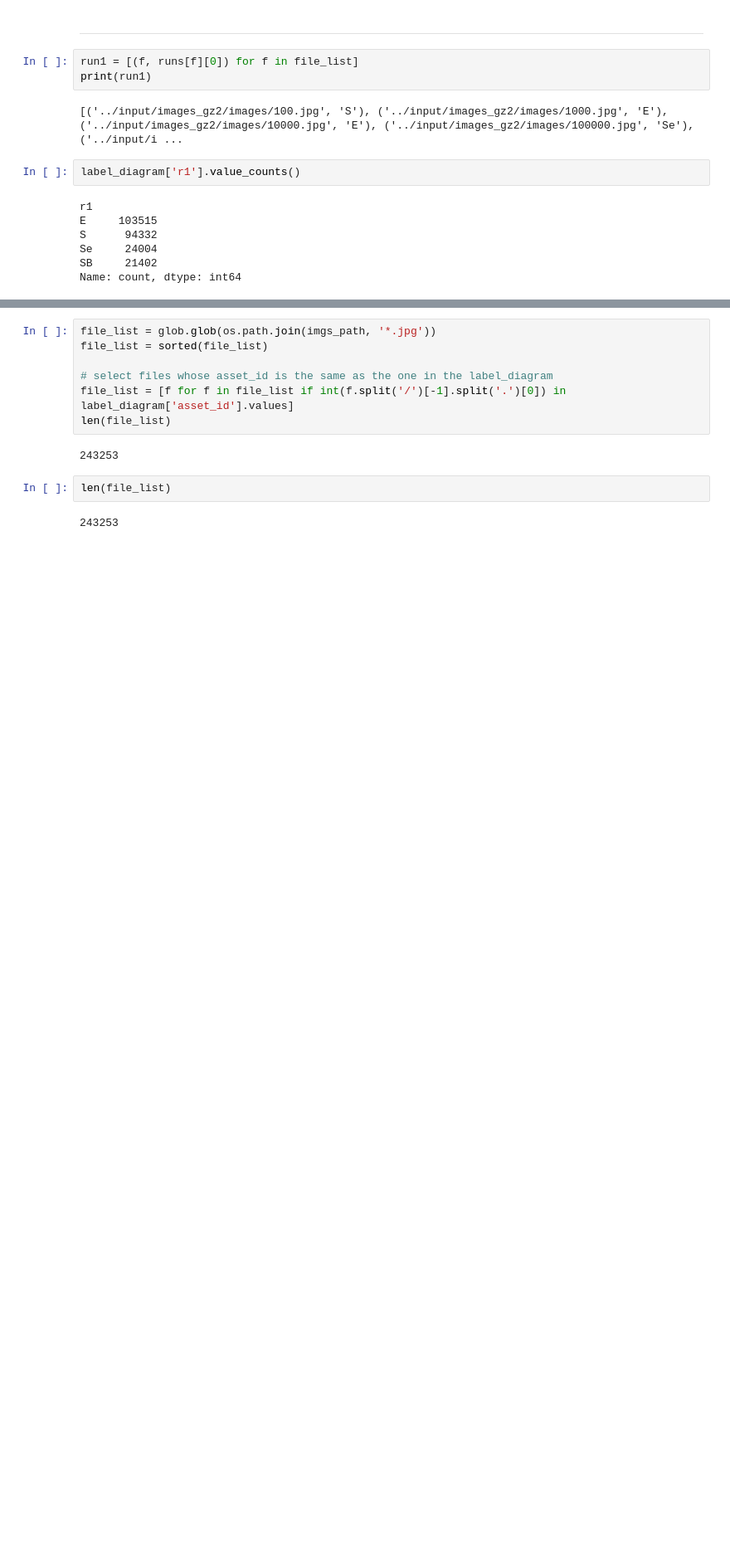
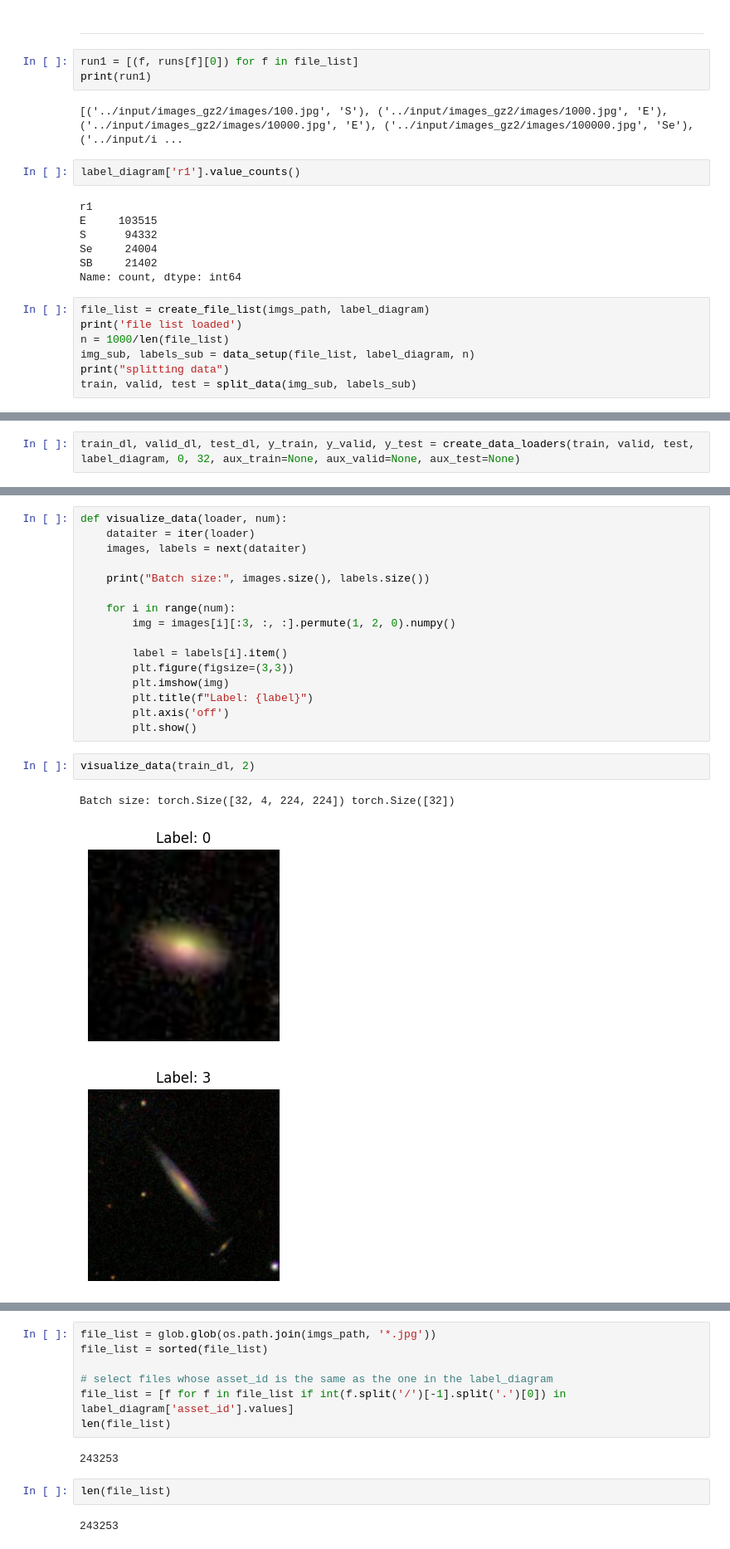
Before and after one commit to emadonev/morfologija_galaksija, a Jupyter notebook: galaxy_morph/nbs/01_data.ipynb, the cells around one changed output, grey strips where cells are left out. Shown at 83% size. Drawn from its saved outputs; the diff is of its cells as text; blank space fills up the shorter version.

```diff
--- a/galaxy_morph/nbs/01_data.ipynb
+++ b/galaxy_morph/nbs/01_data.ipynb
@@ -248,3 +253,10 @@ S      94332
 Se     24004
 SB     21402
 Name: count, dtype: int64
+# %%
+file_list = create_file_list(imgs_path, label_diagram)
+print('file list loaded')
+n = 1000/len(file_list)
+img_sub, labels_sub = data_setup(file_list, label_diagram, n)
+print("splitting data")
+train, valid, test = split_data(img_sub, labels_sub)
@@ -250,0 +269,2 @@ Name: count, dtype: int64
+# %%
+train_dl, valid_dl, test_dl, y_train, y_valid, y_test = create_data_loaders(train, valid, test, label_diagram, 0, 32, aux_train=None, aux_valid=None, aux_test=None)
@@ -250,0 +275,22 @@ Name: count, dtype: int64
+# %%
+def visualize_data(loader, num):
+    dataiter = iter(loader)
+    images, labels = next(dataiter)
+
+    print("Batch size:", images.size(), labels.size())
+
+    for i in range(num):
+        img = images[i][:3, :, :].permute(1, 2, 0).numpy()
+
+        label = labels[i].item()
+        plt.figure(figsize=(3,3))
+        plt.imshow(img)
+        plt.title(f"Label: {label}")
+        plt.axis('off')
+        plt.show()
+# %%
+visualize_data(train_dl, 2)
+# %% [output]
+Batch size: torch.Size([32, 4, 224, 224]) torch.Size([32])
+[figure, added]
+[figure, added]
```
Also changed, not shown: parts of 17 cells of this notebook, 6 other files.
